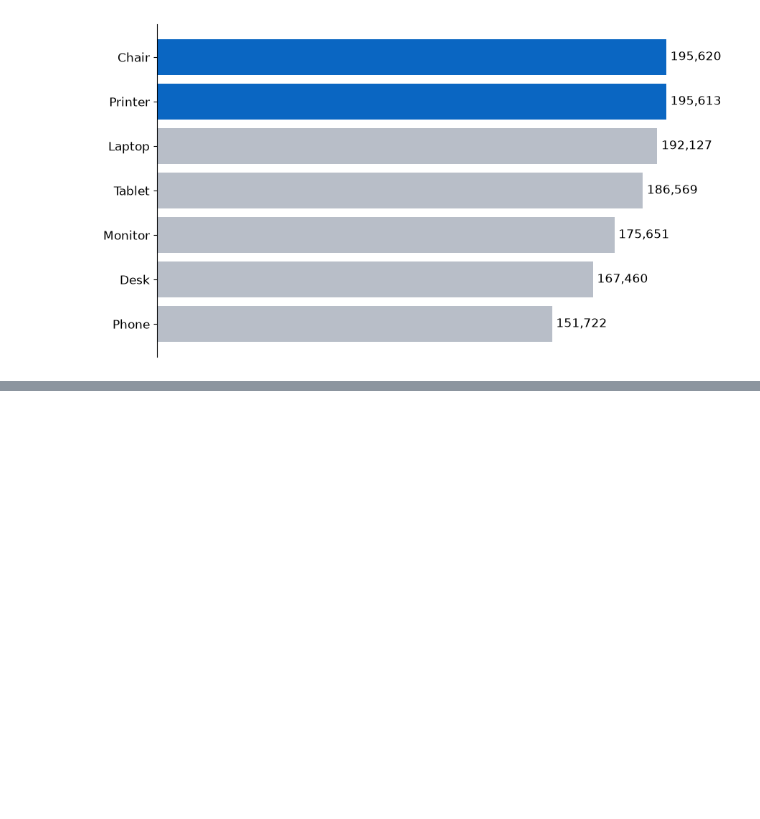
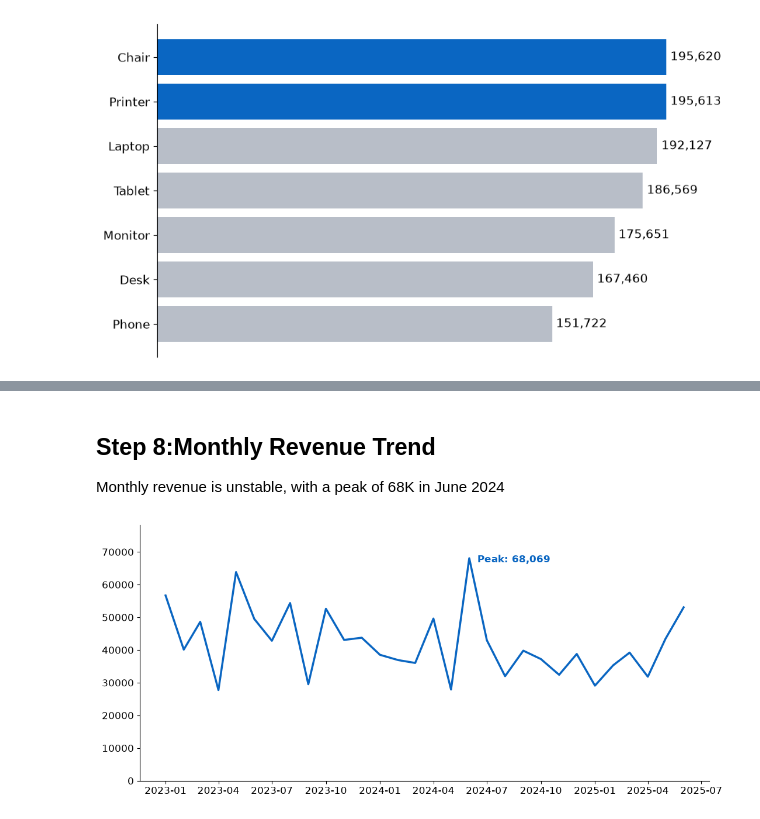
Before and after one commit to nabeera862-eng/decodelabs-internship_project4, a Jupyter notebook: DECODE_LABS_PROJECT4.ipynb, the cells around one changed output, grey strips where cells are left out. Cells and saved outputs as stored; diff of their text form; code cells hidden in the pictures; blank space fills up the shorter version.

Commit message:
Add monthly revenue trend chart

```diff
--- a/DECODE_LABS_PROJECT4.ipynb
+++ b/DECODE_LABS_PROJECT4.ipynb
@@ -115,0 +117,27 @@ plt.show()
+# %% [markdown]
+## Step 8:Monthly Revenue Trend
+Monthly revenue is unstable, with a peak of 68K in June 2024
+# %%
+# Group revenue by month (MS = month start)
+monthly_revenue = df.set_index("Date")["TotalPrice"].resample("MS").sum()
+
+# Draw a line chart to show the trend over time
+plt.figure(figsize=(11, 5))
+plt.plot(monthly_revenue.index, monthly_revenue.values, color=BLUE, linewidth=2.5)
+
+# Annotate only the peak month to draw attention to it
+peak_month = monthly_revenue.idxmax()
+plt.annotate(f"Peak: {monthly_revenue.max():,.0f}",
+             (peak_month, monthly_revenue.max()),
+             xytext=(10, -5), textcoords="offset points",
+             color=BLUE, fontweight="bold")
+
+# Start the Y-axis from zero for an honest view
+plt.ylim(0, monthly_revenue.max() * 1.15)
+
+# Save and display
+plt.tight_layout()
+plt.savefig("charts/03_monthly_trend.png", dpi=300)
+plt.show()
+# %% [output]
+[figure, added]
```
Also changed, not shown: parts of 4 cells of this notebook, 1 other file.
